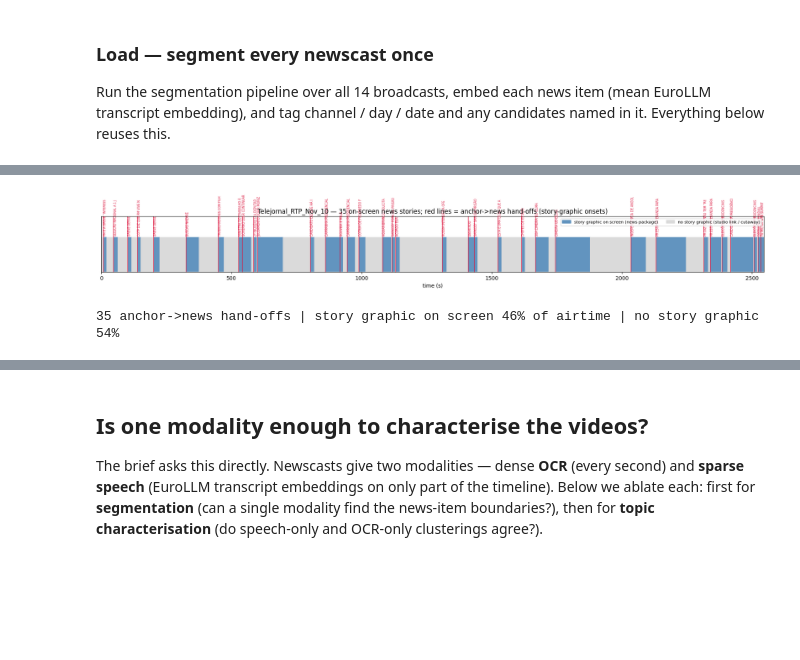
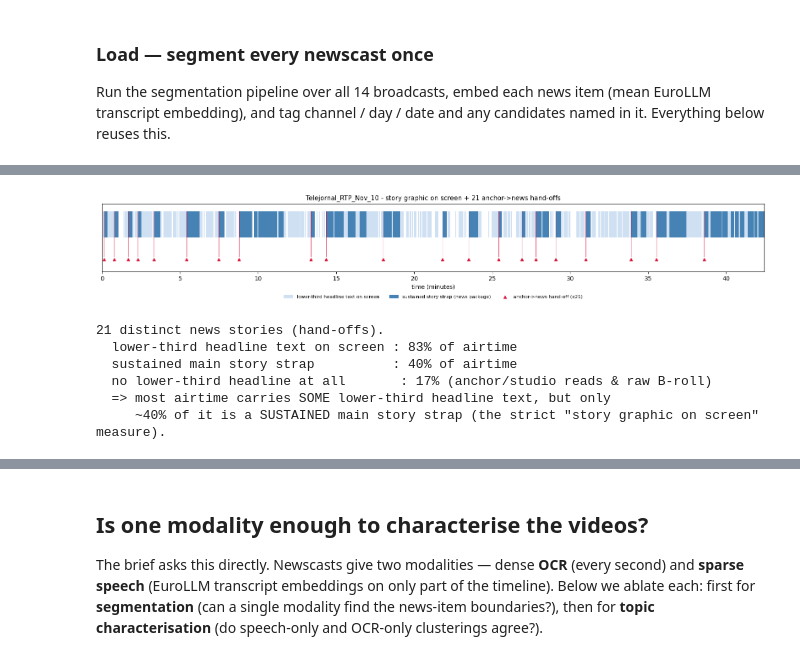
Before and after one commit to Dinisas/Big-Data, a Jupyter notebook: newscast.ipynb, the cells around one changed output, grey strips where cells are left out. Saved outputs shown, nothing was run; the diff lists cells and outputs as text; code cells hidden in the pictures; blank space fills up the shorter version.

Commit message:
newcast with a seperate engine and clearner

```diff
--- a/newscast.ipynb
+++ b/newscast.ipynb
@@ -1456,8 +68,8 @@ embedding), and tag channel / day / date and any candidates named in it. Everyth
 # %%
 all_ns = sorted(re.sub(r'_speech.pkl$', '', p.split('/')[-1])
                 for p in glob.glob(f'{FEATURES_DIR}/Telejornal_*_speech.pkl'))
-seg = ns.run_newscast_segmentation(
-    ns.SegmentationConfig(features_dir=FEATURES_DIR, raw_video_dir=None), videos=all_ns)
+seg = ns.run_newscast_engine(
+    ns.SegmentationConfig(features_dir=FEATURES_DIR), videos=all_ns)
 items = seg['newscast_items'].copy()
 sp = ns.load_speech(FEATURES_DIR, all_ns)
 items['emb'] = [ns.item_embedding_for_interval(sp[sp.video == r.video], r.start_s, r.end_s)
@@ -1470,5 +82,4 @@ def _itext(r):
     return f"{r.headline or ''} " + ' '.join(sv.loc[m, 'transcript'].astype(str))
 items['item_text'] = [_itext(r) for r in items.itertuples()]
 items['cands'] = items['item_text'].map(scan_candidates)
-print(f'{len(items)} news items across {items.video.nunique()} newscasts on {items.day.nunique()} dates')
 # %% [output]
@@ -1598,4 +121,0 @@ transcribed speech are the grey `#-1` bar.
-# %%
-nov = cluster_topics(items[items.video == 'Telejornal_RTP_Nov_10'], max_k=8)
-_ = plot_topic_bar(nov, 'Telejornal_RTP_Nov_10 — goal (b): minutes per topic across '
-                   f'{len(nov)} news items\n(mean-centered EuroLLM clustering; bar labels = #items and total minutes)')
@@ -1606,2 +121,0 @@ _ = plot_topic_bar(nov, 'Telejornal_RTP_Nov_10 — goal (b): minutes per topic a
-# %%
-_ = plot_news_type_bar(nov, f'Telejornal_RTP_Nov_10 — minutes per news type across {len(nov)} items')
@@ -1680,23 +213,40 @@ Telejornal_RTP_Nov_10: 35 sustained on-screen story headlines
 # %%
-# Timeline: story graphic on screen (news) vs no story graphic (studio link / cutaway); red = hand-offs
-end = int(math.ceil(infer_video_end_s(sp[sp.video == FOCUS], seg['ocr'][seg['ocr'].video == FOCUS])))
-graphic = np.zeros(end + 1, dtype=bool)
-for r in straps.itertuples(): graphic[int(r.start_s):min(int(r.end_s), end) + 1] = True
-fig, ax = plt.subplots(figsize=(18, 2.6))
-ax.fill_between(range(end + 1), 0, graphic.astype(int), step='mid', color='steelblue', alpha=.85,
-                label='story graphic on screen (news package)')
-ax.fill_between(range(end + 1), 0, (~graphic).astype(int), step='mid', color='#dadada',
-                label='no story graphic (studio link / cutaway)')
-for r in straps.itertuples():
-    ax.axvline(r.start_s, color='crimson', lw=1)
-    ax.text(r.start_s, 1.03, r.headline[:22], rotation=90, va='bottom', fontsize=5.5, color='crimson')
-ax.set_ylim(0, 1.6); ax.set_yticks([]); ax.set_xlim(0, end); ax.set_xlabel('time (s)')
-ax.legend(loc='upper right', fontsize=8, ncol=2)
-ax.set_title(f'{FOCUS} — {len(straps)} on-screen news stories; red lines = anchor->news hand-offs (story-graphic onsets)')
+# Timeline: where a story graphic is on screen, and the anchor->news hand-offs (story-strap onsets).
+end = int(math.ceil(ns.infer_video_end_s(sp[sp.video == FOCUS], seg['ocr'][seg['ocr'].video == FOCUS])))
+sustained = graphic_mask(FOCUS, end)                           # sustained main story strap (dur>=12, obs>=4)
+any_strap = graphic_mask(FOCUS, end, dur_min=0, obs_min=0)     # ANY non-boilerplate lower-third headline text
+
+def _runs(mask):
+    out, i = [], 0
+    while i <= end:
+        if mask[i]:
+            j = i
+            while j <= end and mask[j]:
+                j += 1
+            out.append((i, j - i)); i = j
+        else:
+            i += 1
+    return out
+
+fig, ax = plt.subplots(figsize=(16, 3.0))
+ax.broken_barh(_runs(any_strap), (1.0, 0.7), facecolors='#cfe0f3', label='lower-third headline text on screen')
+ax.broken_barh(_runs(sustained), (1.0, 0.7), facecolors='steelblue', label='sustained story strap (news package)')
+for o in straps['onset']:
+    ax.plot([o, o], [0.5, 1.7], color='crimson', lw=0.8, alpha=0.75)
+ax.scatter(straps['onset'], [0.42] * len(straps), marker='^', color='crimson', s=22, zorder=5,
+           label=f'anchor->news hand-off (x{len(straps)})')
+ax.set_ylim(0.1, 1.9); ax.set_yticks([]); ax.set_xlim(0, end)
+ax.set_xticks(range(0, end + 1, 300)); ax.set_xticklabels([f'{t // 60}' for t in range(0, end + 1, 300)])
+ax.set_xlabel('time (minutes)')
+ax.legend(loc='upper center', bbox_to_anchor=(0.5, -0.28), ncol=3, fontsize=8, frameon=False)
+ax.set_title(f'{FOCUS} - story graphic on screen + {len(straps)} anchor->news hand-offs', fontsize=11)
 plt.tight_layout(); plt.show()
-print(f'{len(straps)} anchor->news hand-offs | story graphic on screen {graphic.mean() * 100:.0f}% of airtime '
-      f'| no story graphic {(~graphic).mean() * 100:.0f}%')
 # %% [output]
-[figure, old version]
+[figure, new version]
-35 anchor->news hand-offs | story graphic on screen 46% of airtime | no story graphic 54%
+21 distinct news stories (hand-offs).
+  lower-third headline text on screen : 83% of airtime
+  sustained main story strap          : 40% of airtime
+  no lower-third headline at all       : 17% (anchor/studio reads & raw B-roll)
+  => most airtime carries SOME lower-third headline text, but only
+     ~40% of it is a SUSTAINED main story strap (the strict "story graphic on screen" measure).
 # %%
```
Also changed, not shown: parts of 48 cells of this notebook, 1 other file.
